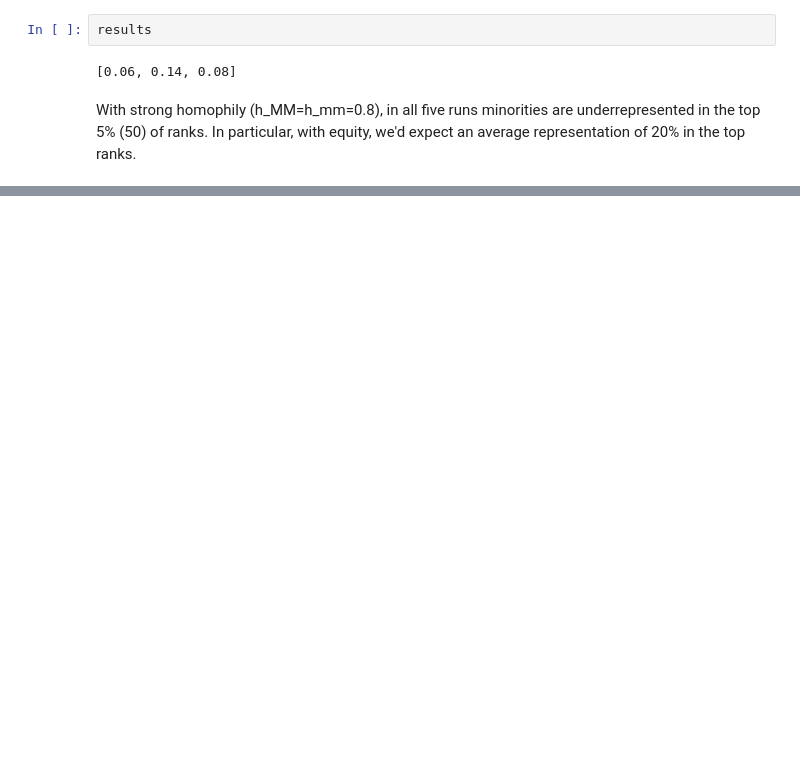
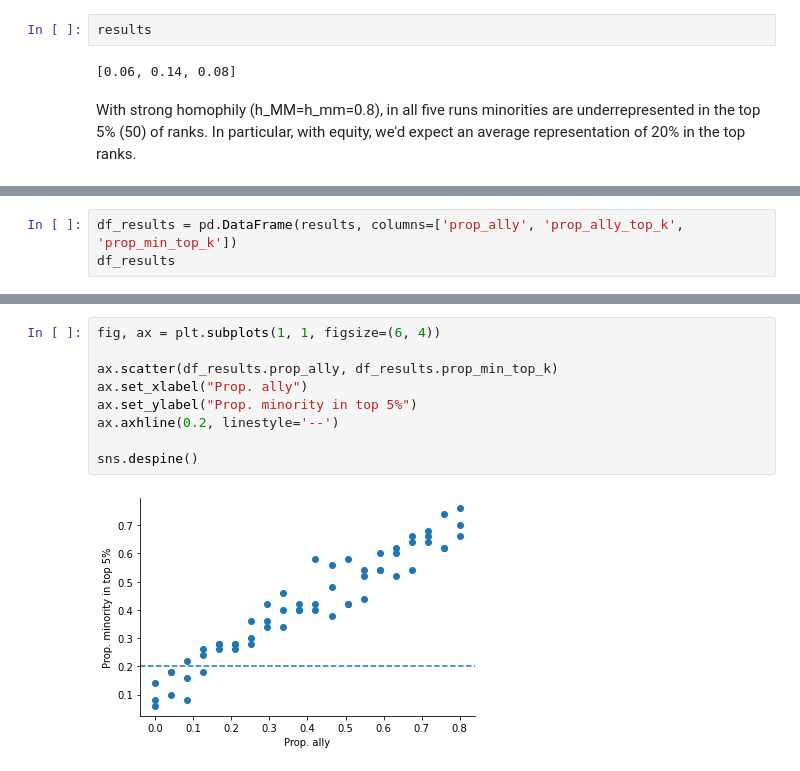
Before and after one commit to aribeller/network_homophily, a Jupyter notebook: code/python/DPAH_with_allies.ipynb, the cells around one changed output, grey strips where cells are left out. Drawn from its saved outputs; the diff is of its cells as text; blank space fills up the shorter version.

Commit message:
Plot results in notebook

```diff
--- a/code/python/DPAH_with_allies.ipynb
+++ b/code/python/DPAH_with_allies.ipynb
@@ -122,0 +134,3 @@ results
+# %%
+df_results = pd.DataFrame(results, columns=['prop_ally', 'prop_ally_top_k', 'prop_min_top_k'])
+df_results
@@ -122,0 +155,11 @@ results
+# %%
+fig, ax = plt.subplots(1, 1, figsize=(6, 4))
+
+ax.scatter(df_results.prop_ally, df_results.prop_min_top_k)
+ax.set_xlabel("Prop. ally")
+ax.set_ylabel("Prop. minority in top 5%")
+ax.axhline(0.2, linestyle='--')
+
+sns.despine()
+# %% [output]
+[figure, added]
```
Also changed, not shown: parts of 5 cells of this notebook.
